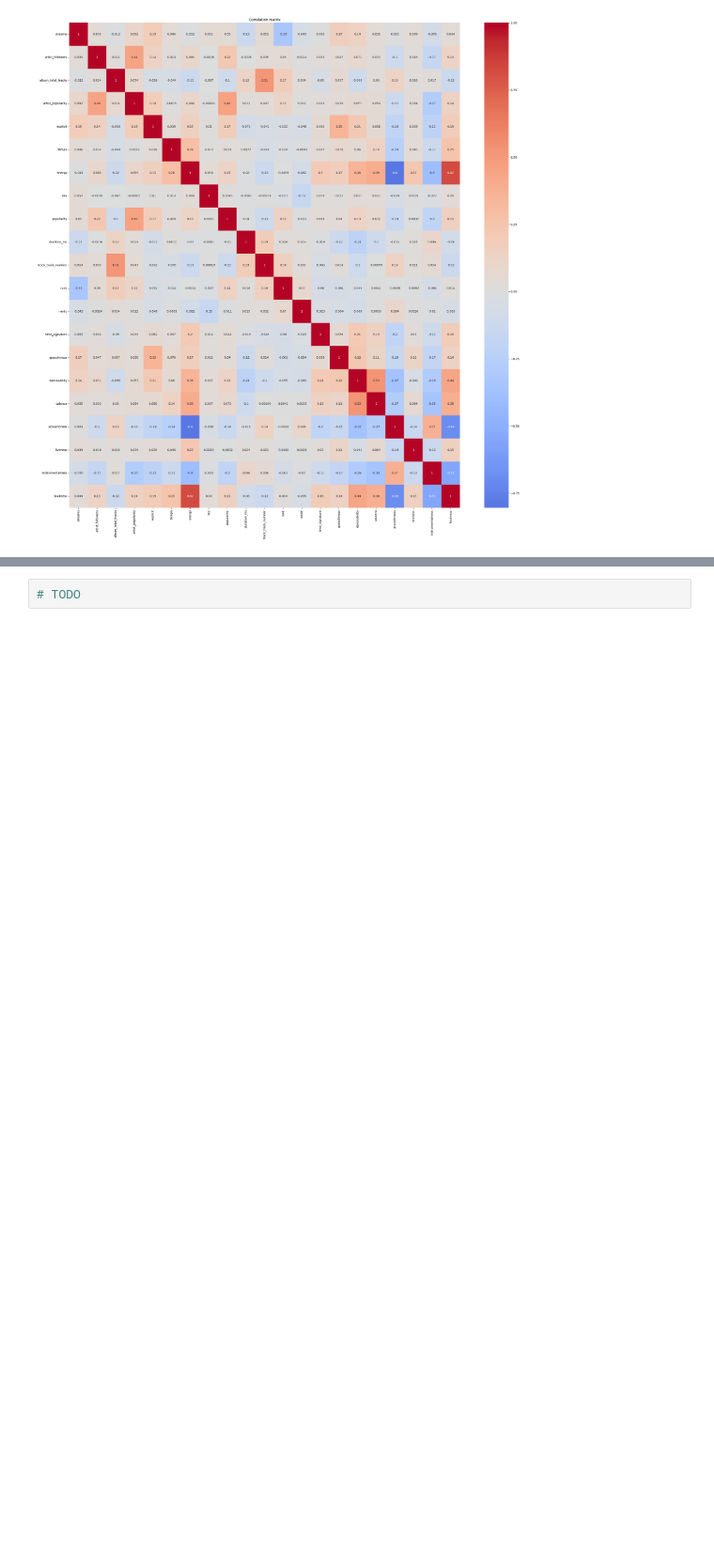
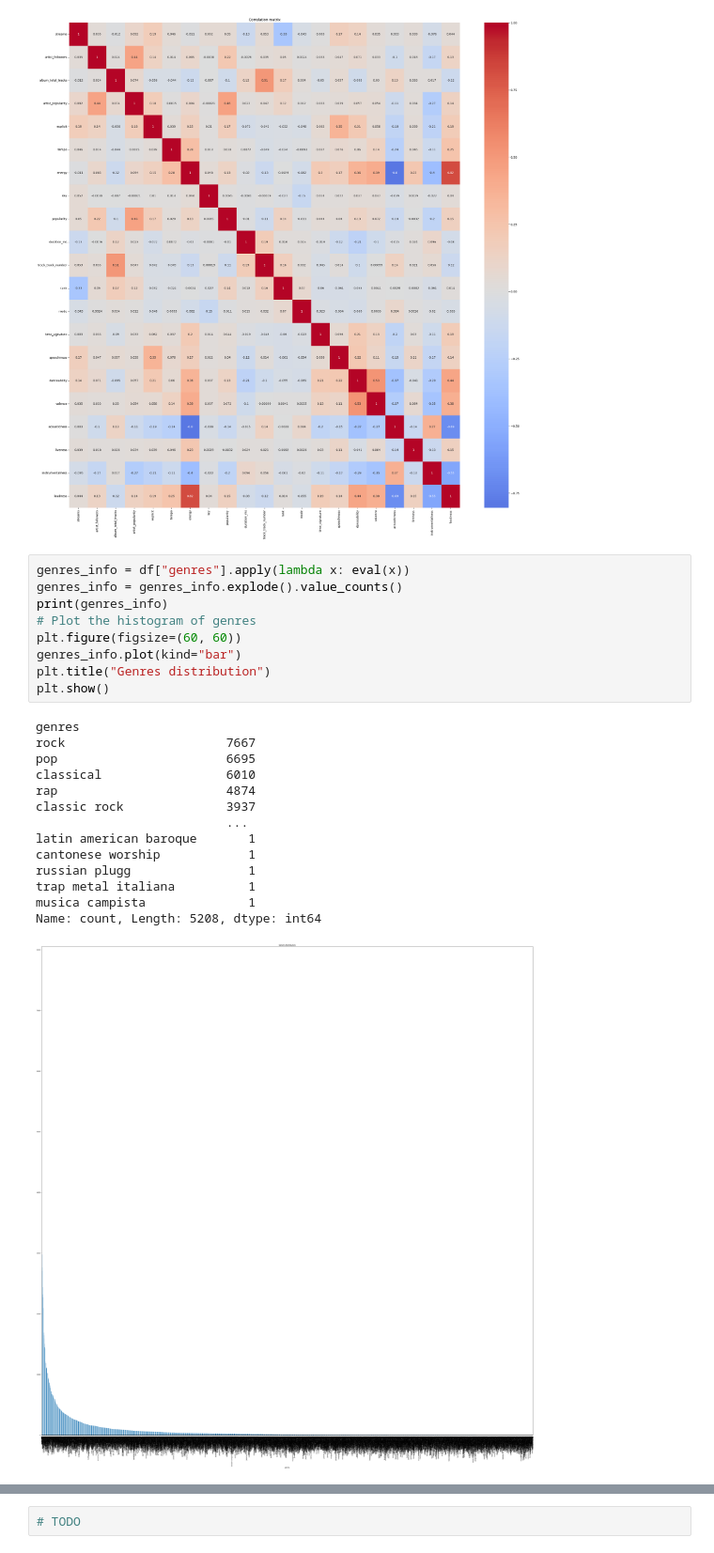
Before and after one commit to davidkhachikov/MLOps-for-music-popularity-prediction, a Jupyter notebook: notebooks/1_business_data_understanding.ipynb, the cells around one changed output, grey strips where cells are left out. Shown at 94% size. Cells and saved outputs as stored; diff of their text form; blank space fills up the shorter version.

```diff
--- a/notebooks/1_business_data_understanding.ipynb
+++ b/notebooks/1_business_data_understanding.ipynb
@@ -364,6 +364,30 @@ plt.title("Correlation matrix")
 plt.show()
 # %% [output]
 [figure]
+# %%
+genres_info = df["genres"].apply(lambda x: eval(x))
+genres_info = genres_info.explode().value_counts()
+print(genres_info)
+# Plot the histogram of genres
+plt.figure(figsize=(60, 60))
+genres_info.plot(kind="bar")
+plt.title("Genres distribution")
+plt.show()
+# %% [output]
+genres
+rock                      7667
+pop                       6695
+classical                 6010
+rap                       4874
+classic rock              3937
+                          ...
+latin american baroque       1
+cantonese worship            1
+russian plugg                1
+trap metal italiana          1
+musica campista              1
+Name: count, Length: 5208, dtype: int64
+[figure, added]
 # %% [markdown]
 Let's go to some interesting information that we can use
 
```
Also changed, not shown: parts of 2 cells of this notebook.
